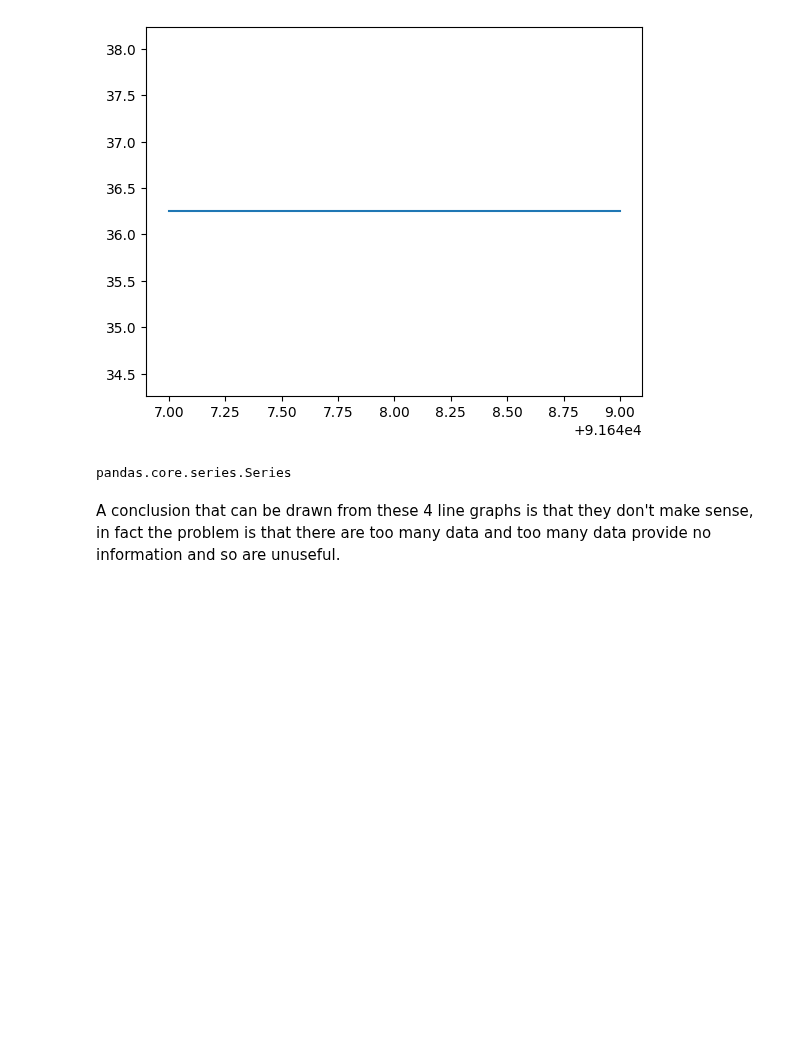
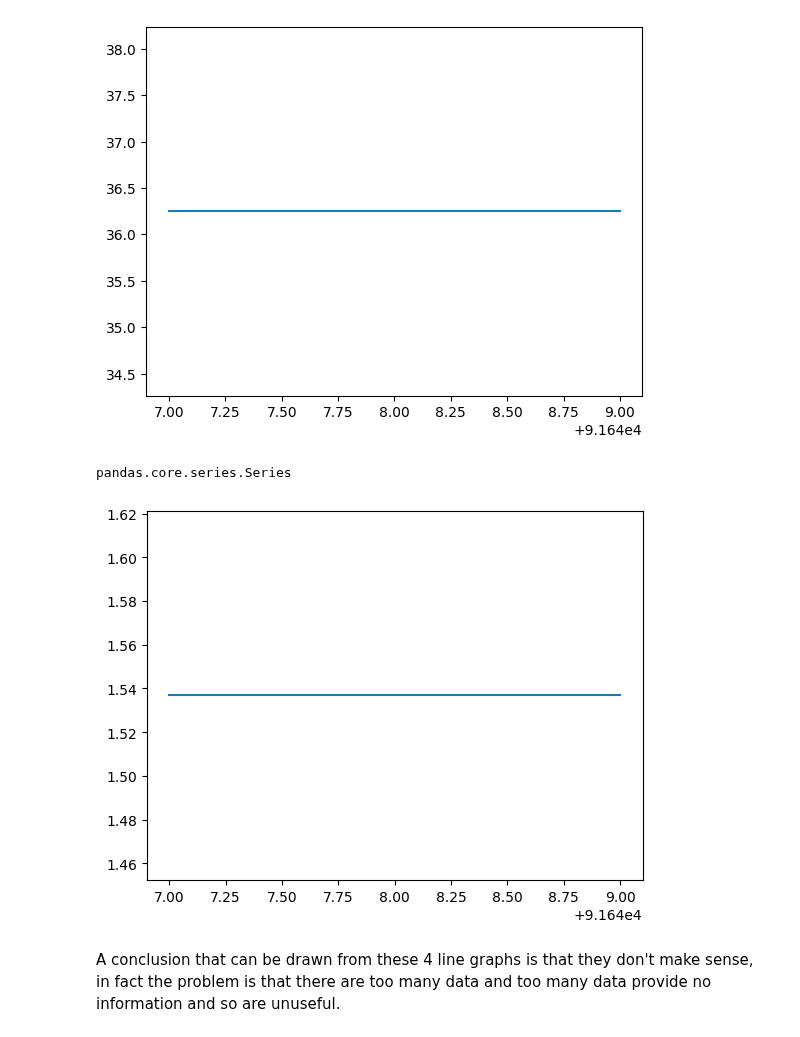
Before and after one commit to letizialanza01/Project_US_Pollution, a Jupyter notebook: Project_US_Pollution.ipynb, the cells around one changed output. Cells and saved outputs as stored; diff of their text form; code cells hidden in the pictures; blank space fills up the shorter version.

```diff
--- a/Project_US_Pollution.ipynb
+++ b/Project_US_Pollution.ipynb
@@ -502,12 +533,11 @@ type(pollution_phoenix['Date Local'])
 # %%
 pollution_phoenix['CO Mean']
 # %%
-pollution_phoenix = pollution_phoenix.loc[pollution_phoenix['Date Local'] <= '2001-01-01']
-print(len(pollution_phoenix))
 plt.figure
 plt.plot(pollution_phoenix['CO Mean'], label = '')
 plt.show()
-type(pollution_phoenix['Date Local'])
+# %% [output]
+[figure, added]
 # %% [markdown]
 A conclusion that can be drawn from these 4 line graphs is that they don't make sense, in fact the problem is that there are too many data and too many data provide no information and so are unuseful.
 # %%
```
Also changed, not shown: parts of 10 cells of this notebook.
